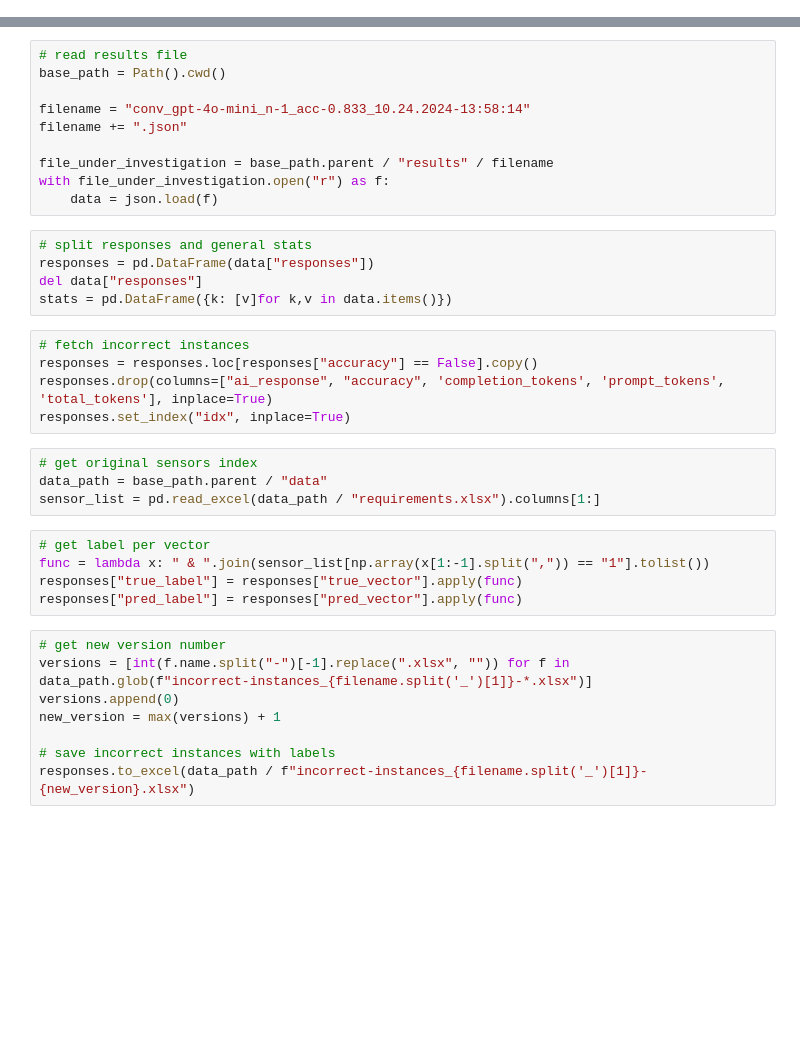
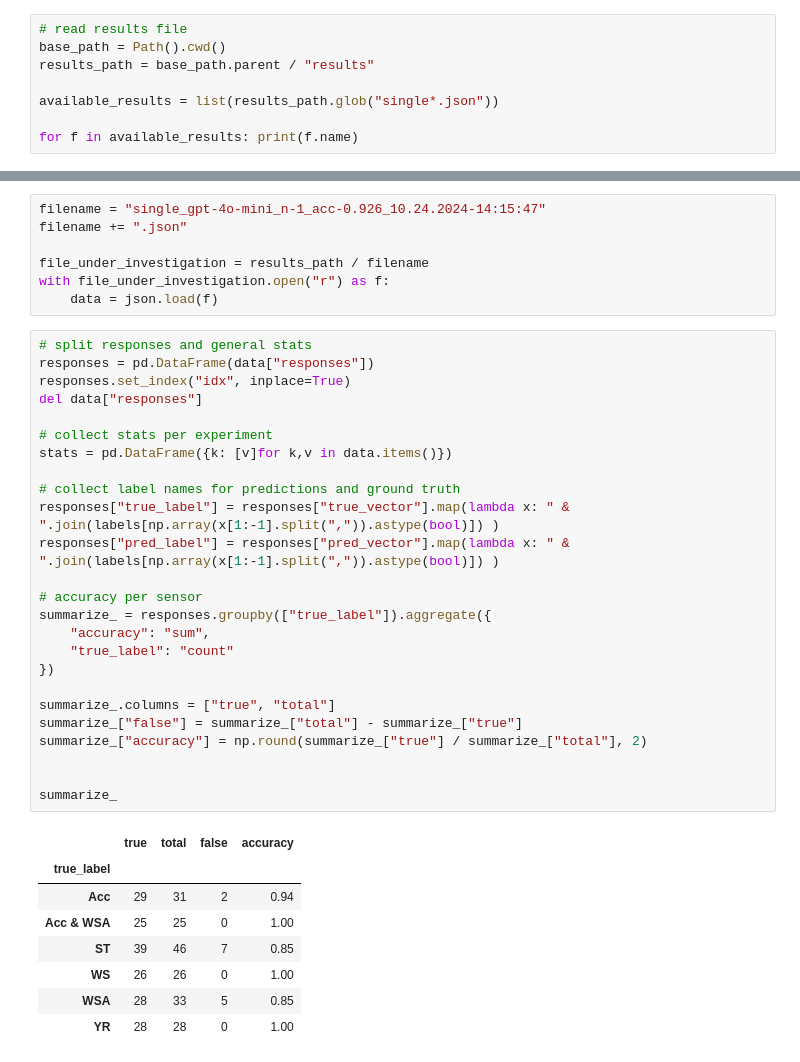
Before and after one commit to ahmadhatahet/hil-fault-test-gen, a Jupyter notebook: notebooks/results_analysis_single.ipynb, the cells around one changed output, grey strips where cells are left out. Drawn from its saved outputs; the diff is of its cells as text; blank space fills up the shorter version.

```diff
--- a/notebooks/results_analysis_single.ipynb
+++ b/notebooks/results_analysis_single.ipynb
@@ -5,0 +19,8 @@ from pathlib import Path
+# %%
+# read results file
+base_path = Path().cwd()
+results_path = base_path.parent / "results"
+
+available_results = list(results_path.glob("single*.json"))
+
+for f in available_results: print(f.name)
@@ -6,37 +29,41 @@ from pathlib import Path
 # %%
-# read results file
-base_path = Path().cwd()
-
-filename = "conv_gpt-4o-mini_n-1_acc-0.833_10.24.2024-13:58:14"
+filename = "single_gpt-4o-mini_n-1_acc-0.926_10.24.2024-14:15:47"
 filename += ".json"
 
-file_under_investigation = base_path.parent / "results" / filename
+file_under_investigation = results_path / filename
 with file_under_investigation.open("r") as f:
     data = json.load(f)
-# %%
-# split responses and general stats
-responses = pd.DataFrame(data["responses"])
-del data["responses"]
-stats = pd.DataFrame({k: [v]for k,v in data.items()})
-# %%
-# fetch incorrect instances
-responses = responses.loc[responses["accuracy"] == False].copy()
-responses.drop(columns=["ai_response", "accuracy", 'completion_tokens', 'prompt_tokens', 'total_tokens'], inplace=True)
-responses.set_index("idx", inplace=True)
-# %%
-# get original sensors index
-data_path = base_path.parent / "data"
-sensor_list = pd.read_excel(data_path / "requirements.xlsx").columns[1:]
-# %%
-# get label per vector
-func = lambda x: " & ".join(sensor_list[np.array(x[1:-1].split(",")) == "1"].tolist())
-responses["true_label"] = responses["true_vector"].apply(func)
-responses["pred_label"] = responses["pred_vector"].apply(func)
-# %%
-# get new version number
-versions = [int(f.name.split("-")[-1].replace(".xlsx", "")) for f in data_path.glob(f"incorrect-instances_{filename.split('_')[1]}-*.xlsx")]
-versions.append(0)
-new_version = max(versions) + 1
-
-# save incorrect instances with labels
-responses.to_excel(data_path / f"incorrect-instances_{filename.split('_')[1]}-{new_version}.xlsx")
+# %%
+# split responses and general stats
+responses = pd.DataFrame(data["responses"])
+responses.set_index("idx", inplace=True)
+del data["responses"]
+
+# collect stats per experiment
+stats = pd.DataFrame({k: [v]for k,v in data.items()})
+
+# collect label names for predictions and ground truth
+responses["true_label"] = responses["true_vector"].map(lambda x: " & ".join(labels[np.array(x[1:-1].split(",")).astype(bool)]) )
+responses["pred_label"] = responses["pred_vector"].map(lambda x: " & ".join(labels[np.array(x[1:-1].split(",")).astype(bool)]) )
+
+# accuracy per sensor
+summarize_ = responses.groupby(["true_label"]).aggregate({
+    "accuracy": "sum",
+    "true_label": "count"
+})
+
+summarize_.columns = ["true", "total"]
+summarize_["false"] = summarize_["total"] - summarize_["true"]
+summarize_["accuracy"] = np.round(summarize_["true"] / summarize_["total"], 2)
+
+
+summarize_
+# %% [output]
+|  | true | total | false | accuracy |
+| true_label |  |  |  |  |
+| Acc | 29 | 31 | 2 | 0.94 |
+| Acc & WSA | 25 | 25 | 0 | 1.00 |
+| ST | 39 | 46 | 7 | 0.85 |
+| WS | 26 | 26 | 0 | 1.00 |
+| WSA | 28 | 33 | 5 | 0.85 |
+| YR | 28 | 28 | 0 | 1.00 |
```
Also changed, not shown: parts of 7 cells of this notebook.
